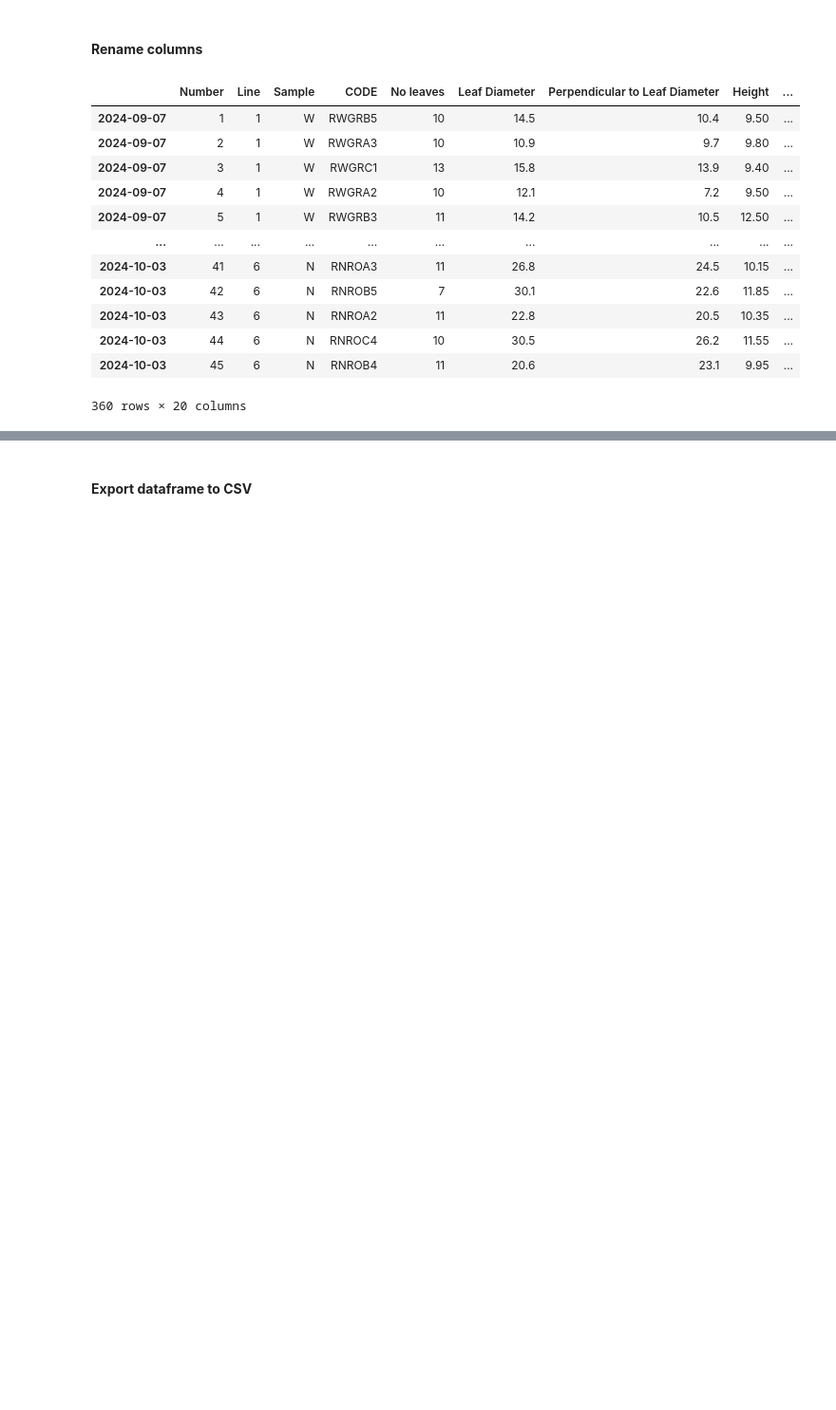
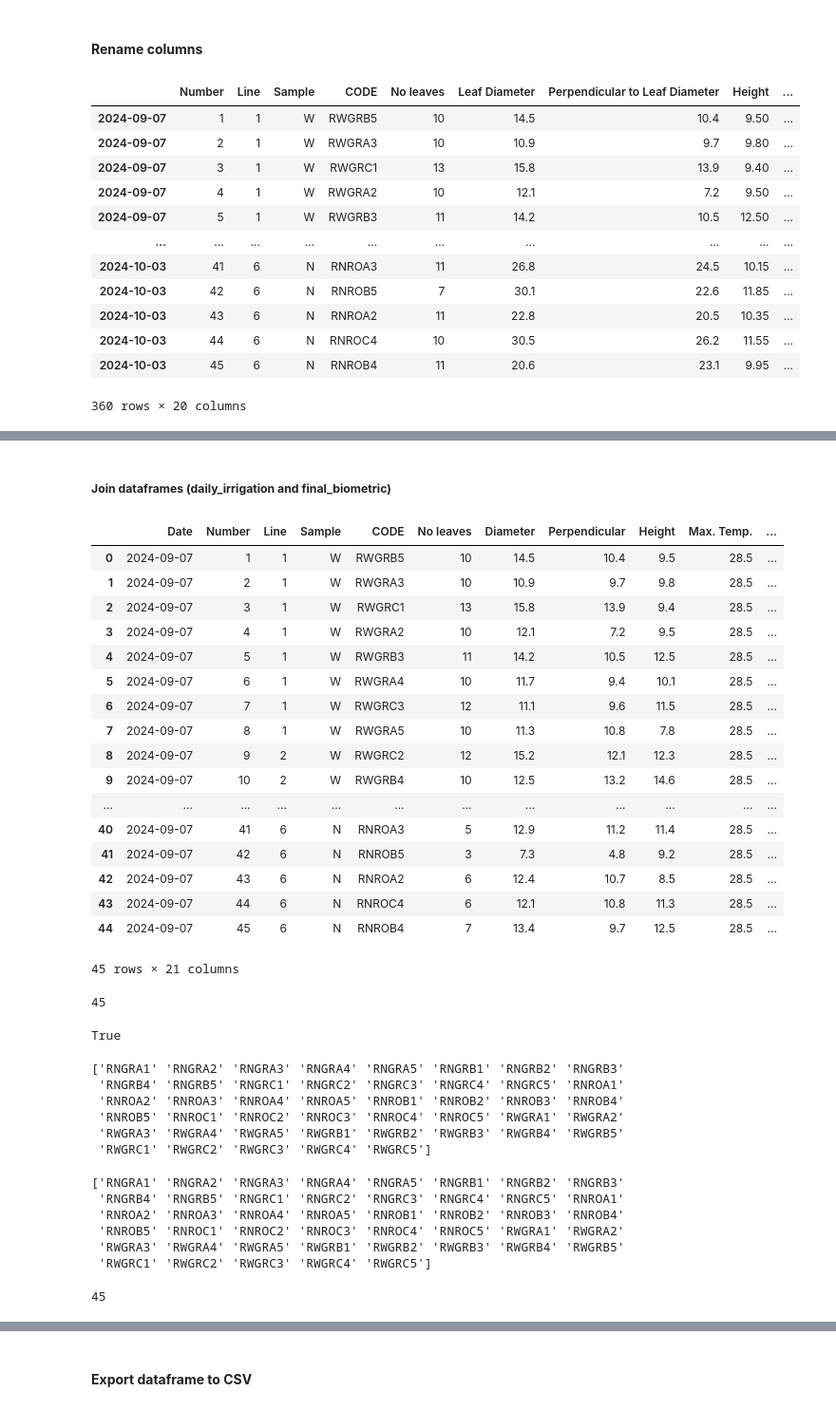
Before and after one commit to rodribro/TimeSeries, a Jupyter notebook: notebooks/biometric_dataset_creation.ipynb, the cells around one changed output, grey strips where cells are left out. Shown at 95% size. Drawn from its saved outputs; the diff is of its cells as text; code cells hidden in the pictures; blank space fills up the shorter version.

```diff
--- a/notebooks/biometric_dataset_creation.ipynb
+++ b/notebooks/biometric_dataset_creation.ipynb
@@ -758,0 +798,29 @@ final_biometric.rename(columns={'Max. Temp.':'Daily Max Temp',
+# %% [markdown]
+##### <b> Join dataframes (daily_irrigation and final_biometric) </b>
+# %%
+final_biometric.reset_index().rename(columns={'index': 'Date'}, inplace=True)
+# %%
+final_biometric.reset_index(inplace=True)
+# %%
+final_biometric.rename(columns={'index': 'Date'}, inplace=True)
+# %%
+final_biometric.head(45)
+# %% [output]
+|  | Date | Number | Line | Sample | CODE | No leaves | Diameter | Perpendicular | Height | Max. Temp. | ... |
+| 0 | 2024-09-07 | 1 | 1 | W | RWGRB5 | 10 | 14.5 | 10.4 | 9.5 | 28.5 | ... |
+| 1 | 2024-09-07 | 2 | 1 | W | RWGRA3 | 10 | 10.9 | 9.7 | 9.8 | 28.5 | ... |
+| 2 | 2024-09-07 | 3 | 1 | W | RWGRC1 | 13 | 15.8 | 13.9 | 9.4 | 28.5 | ... |
+| 3 | 2024-09-07 | 4 | 1 | W | RWGRA2 | 10 | 12.1 | 7.2 | 9.5 | 28.5 | ... |
+| 4 | 2024-09-07 | 5 | 1 | W | RWGRB3 | 11 | 14.2 | 10.5 | 12.5 | 28.5 | ... |
+| 5 | 2024-09-07 | 6 | 1 | W | RWGRA4 | 10 | 11.7 | 9.4 | 10.1 | 28.5 | ... |
+| 6 | 2024-09-07 | 7 | 1 | W | RWGRC3 | 12 | 11.1 | 9.6 | 11.5 | 28.5 | ... |
+| 7 | 2024-09-07 | 8 | 1 | W | RWGRA5 | 10 | 11.3 | 10.8 | 7.8 | 28.5 | ... |
+| 8 | 2024-09-07 | 9 | 2 | W | RWGRC2 | 12 | 15.2 | 12.1 | 12.3 | 28.5 | ... |
+| 9 | 2024-09-07 | 10 | 2 | W | RWGRB4 | 10 | 12.5 | 13.2 | 14.6 | 28.5 | ... |
+| ... | ... | ... | ... | ... | ... | ... | ... | ... | ... | ... | ... |
+| 40 | 2024-09-07 | 41 | 6 | N | RNROA3 | 5 | 12.9 | 11.2 | 11.4 | 28.5 | ... |
+| 41 | 2024-09-07 | 42 | 6 | N | RNROB5 | 3 | 7.3 | 4.8 | 9.2 | 28.5 | ... |
+| 42 | 2024-09-07 | 43 | 6 | N | RNROA2 | 6 | 12.4 | 10.7 | 8.5 | 28.5 | ... |
+| 43 | 2024-09-07 | 44 | 6 | N | RNROC4 | 6 | 12.1 | 10.8 | 11.3 | 28.5 | ... |
+| 44 | 2024-09-07 | 45 | 6 | N | RNROB4 | 7 | 13.4 | 9.7 | 12.5 | 28.5 | ... |
+45 rows × 21 columns
@@ -758,0 +833,4 @@ final_biometric.rename(columns={'Max. Temp.':'Daily Max Temp',
+# %%
+len(daily_irrigation['CODE'].unique())
+# %% [output]
+45
@@ -758,0 +841,26 @@ final_biometric.rename(columns={'Max. Temp.':'Daily Max Temp',
+# %%
+print(arrays_equal)
+# %% [output]
+True
+# %%
+print(np.sort(di))
+# %% [output]
+['RNGRA1' 'RNGRA2' 'RNGRA3' 'RNGRA4' 'RNGRA5' 'RNGRB1' 'RNGRB2' 'RNGRB3'
+ 'RNGRB4' 'RNGRB5' 'RNGRC1' 'RNGRC2' 'RNGRC3' 'RNGRC4' 'RNGRC5' 'RNROA1'
+ 'RNROA2' 'RNROA3' 'RNROA4' 'RNROA5' 'RNROB1' 'RNROB2' 'RNROB3' 'RNROB4'
+ 'RNROB5' 'RNROC1' 'RNROC2' 'RNROC3' 'RNROC4' 'RNROC5' 'RWGRA1' 'RWGRA2'
+ 'RWGRA3' 'RWGRA4' 'RWGRA5' 'RWGRB1' 'RWGRB2' 'RWGRB3' 'RWGRB4' 'RWGRB5'
+ 'RWGRC1' 'RWGRC2' 'RWGRC3' 'RWGRC4' 'RWGRC5']
+# %%
+print(np.sort(fb))
+# %% [output]
+['RNGRA1' 'RNGRA2' 'RNGRA3' 'RNGRA4' 'RNGRA5' 'RNGRB1' 'RNGRB2' 'RNGRB3'
+ 'RNGRB4' 'RNGRB5' 'RNGRC1' 'RNGRC2' 'RNGRC3' 'RNGRC4' 'RNGRC5' 'RNROA1'
+ 'RNROA2' 'RNROA3' 'RNROA4' 'RNROA5' 'RNROB1' 'RNROB2' 'RNROB3' 'RNROB4'
+ 'RNROB5' 'RNROC1' 'RNROC2' 'RNROC3' 'RNROC4' 'RNROC5' 'RWGRA1' 'RWGRA2'
+ 'RWGRA3' 'RWGRA4' 'RWGRA5' 'RWGRB1' 'RWGRB2' 'RWGRB3' 'RWGRB4' 'RWGRB5'
+ 'RWGRC1' 'RWGRC2' 'RWGRC3' 'RWGRC4' 'RWGRC5']
+# %%
+len(final_biometric['CODE'].unique())
+# %% [output]
+45
```
Also changed, not shown: parts of 29 cells of this notebook, 8 other files.
